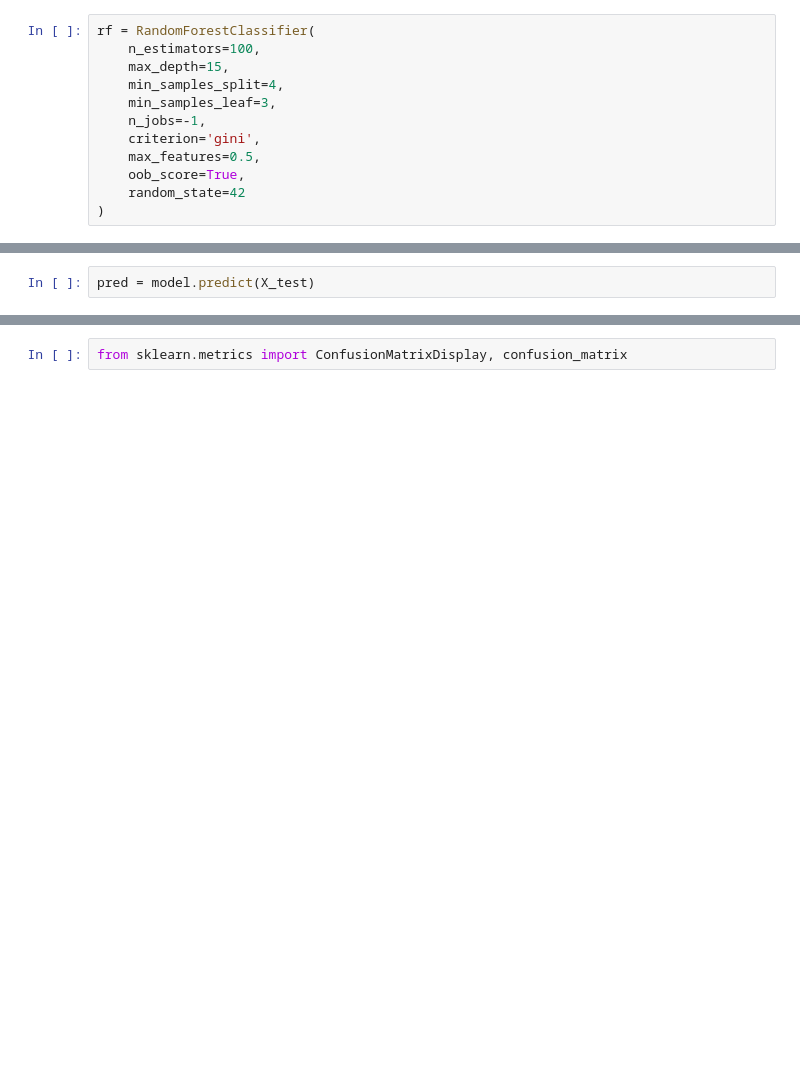
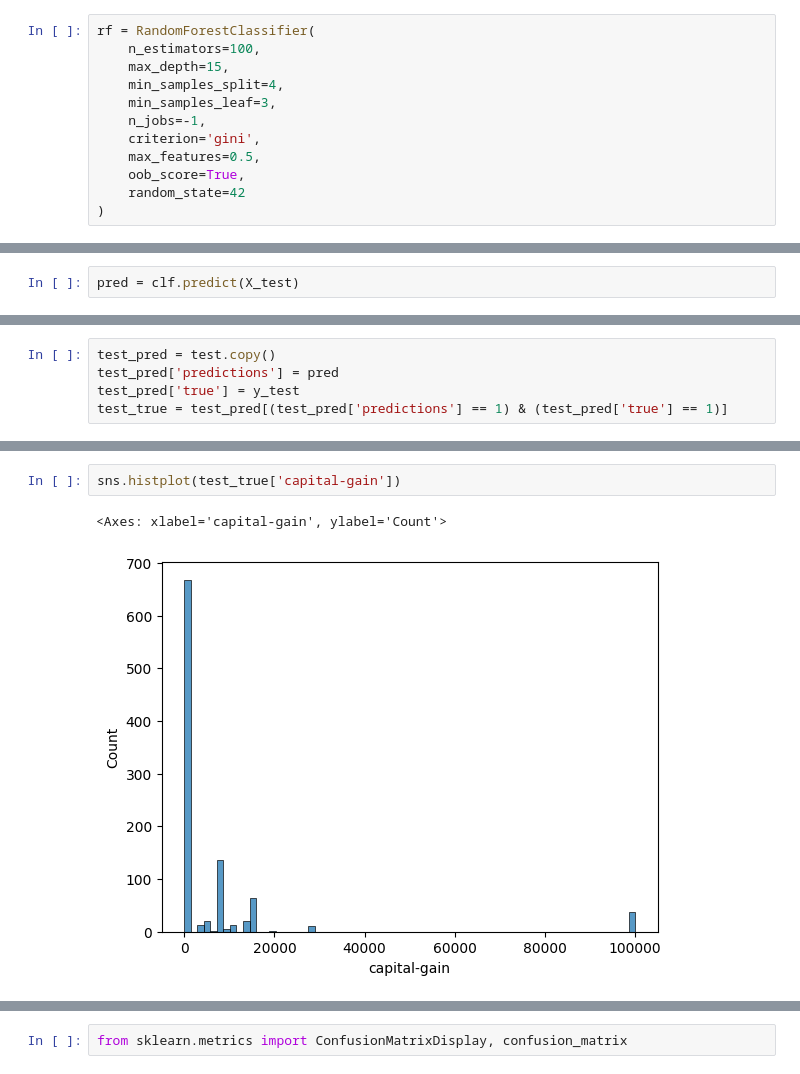
Before and after one commit to GusContini/Deploying-a-ML-Model-to-Cloud-Application-Platform-with-FastAPI, a Jupyter notebook: starter/drafts.ipynb, the cells around one changed output, grey strips where cells are left out. Drawn from its saved outputs; the diff is of its cells as text; blank space fills up the shorter version.

```diff
--- a/starter/drafts.ipynb
+++ b/starter/drafts.ipynb
@@ -168,5 +216,5 @@ model = rf.fit(X_train, y_train)
 # %%
-pred = model.predict(X_test)
+pred = clf.predict(X_test)
 # %%
 precision, recall, fbeta = model.compute_model_metrics(y_test, pred)
 print(f'precision: {precision}')
@@ -178,0 +233,5 @@ fbeta: 0.6864497676081516
+# %%
+test_pred = test.copy()
+test_pred['predictions'] = pred
+test_pred['true'] = y_test
+test_true = test_pred[(test_pred['predictions'] == 1) & (test_pred['true'] == 1)]
@@ -178,0 +265,5 @@ fbeta: 0.6864497676081516
+# %%
+sns.histplot(test_true['capital-gain'])
+# %% [output]
+<Axes: xlabel='capital-gain', ylabel='Count'>
+[figure, added]
```
Also changed, not shown: parts of 18 cells of this notebook, 5 other files.
